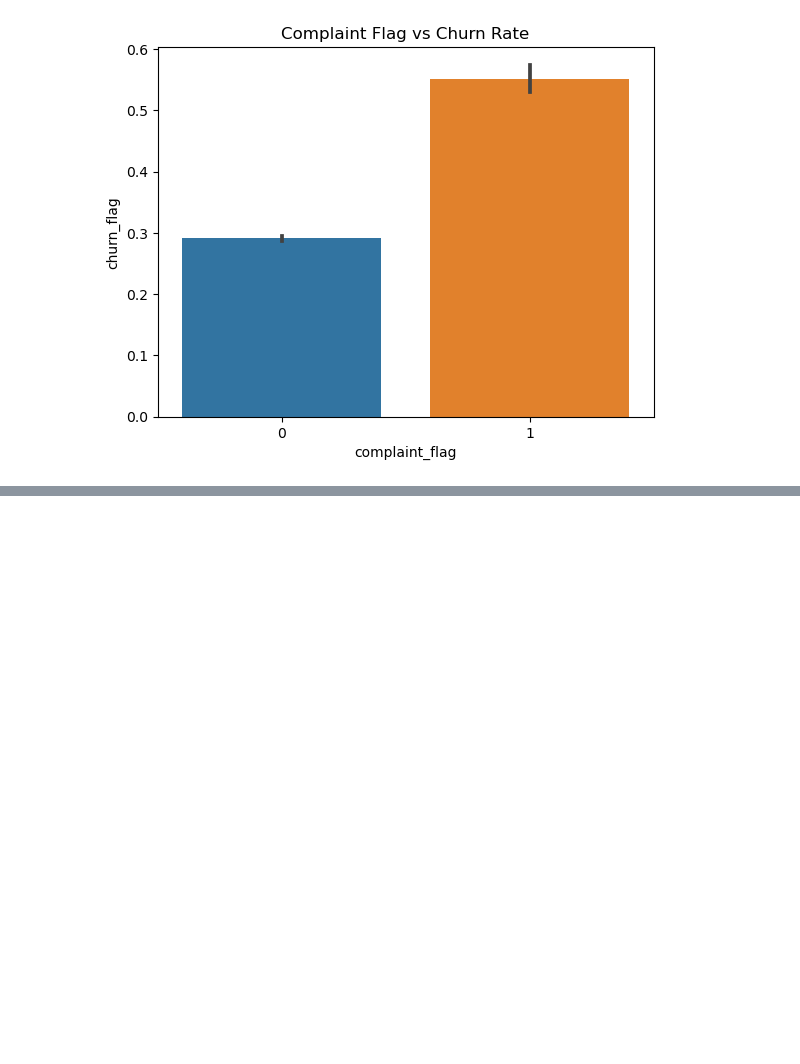
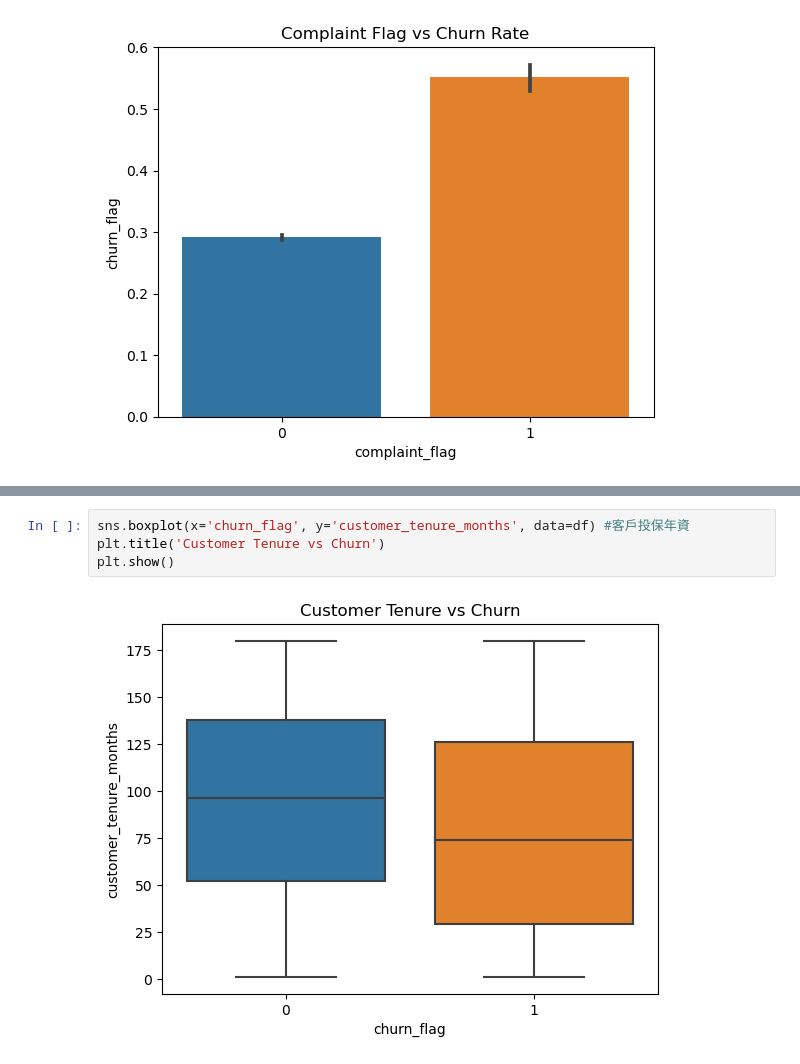
Before and after one commit to jojolily84/insurance-churn-analysis, a Jupyter notebook: notebooks/01_EDA.ipynb, the cells around one changed output, grey strips where cells are left out. Drawn from its saved outputs; the diff is of its cells as text; blank space fills up the shorter version.

Commit message:
Add tenure and coverage downgrade analysis

```diff
--- a/notebooks/01_EDA.ipynb
+++ b/notebooks/01_EDA.ipynb
@@ -87,0 +106,6 @@ plt.show()
+# %%
+sns.boxplot(x='churn_flag', y='customer_tenure_months', data=df) #客戶投保年資
+plt.title('Customer Tenure vs Churn')
+plt.show()
+# %% [output]
+[figure, added]
```
Also changed, not shown: parts of 4 cells of this notebook.
